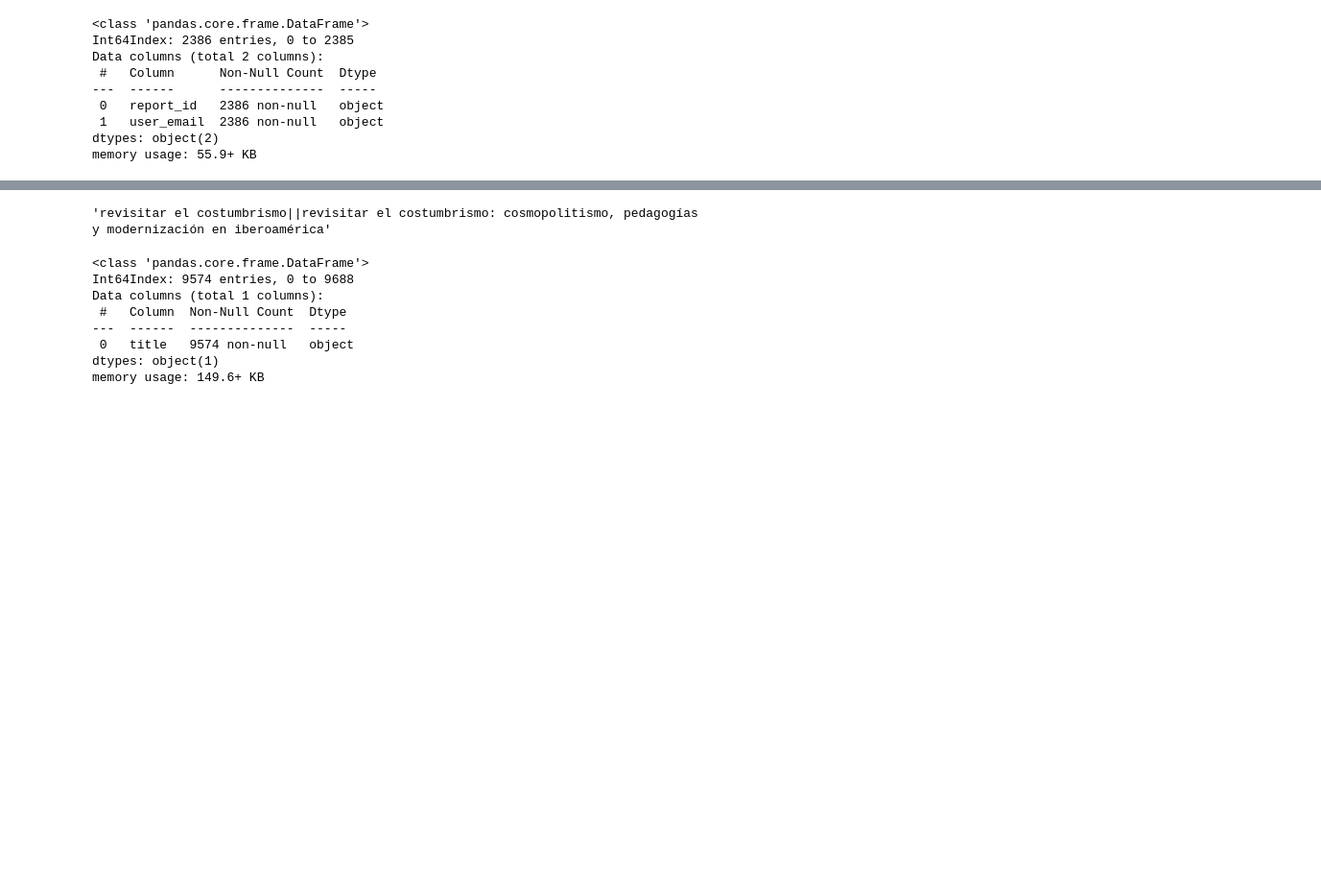
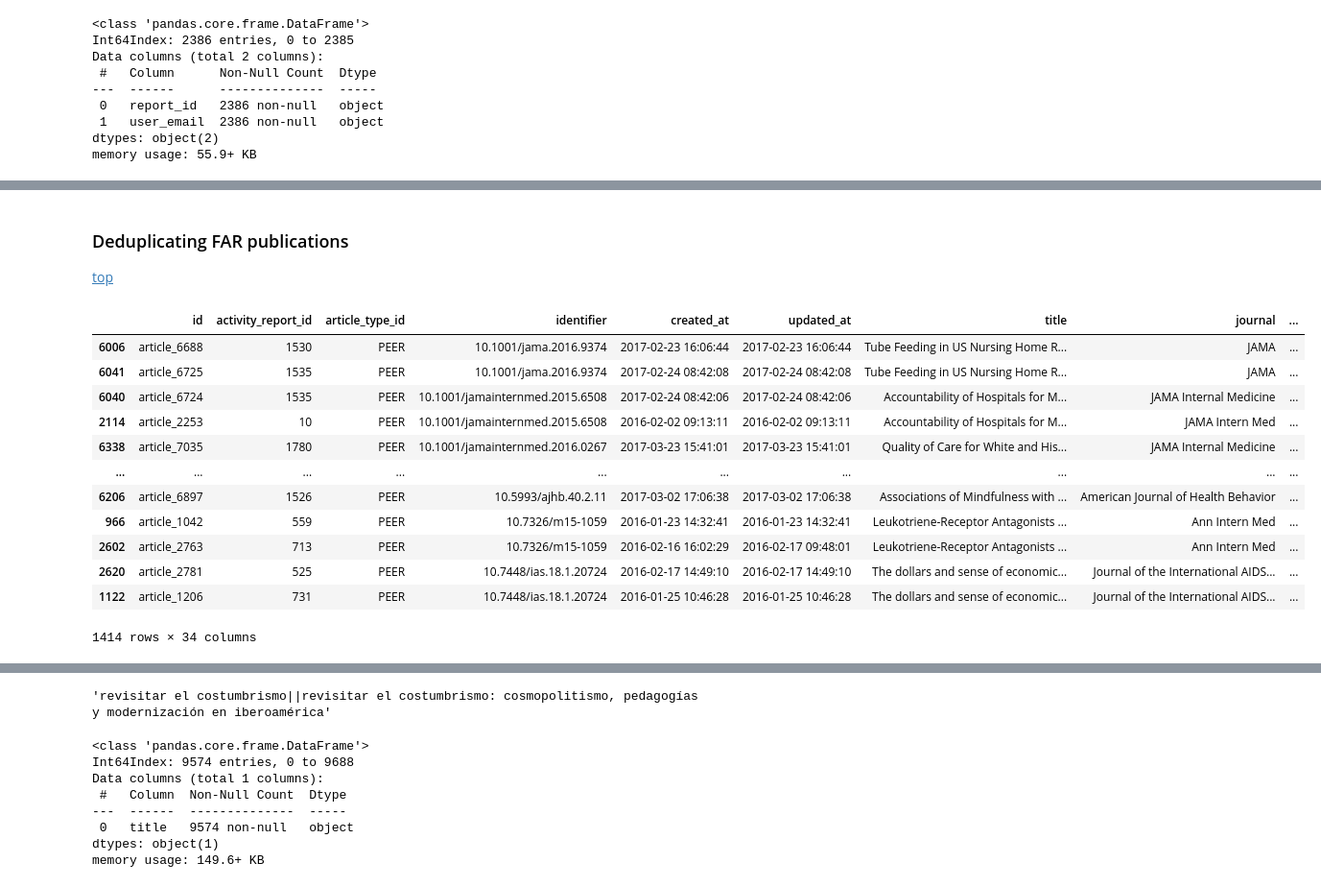
Before and after one commit to sdmccaul/rab-far_integration, a Jupyter notebook: citation_analysis.ipynb, the cells around one changed output, grey strips where cells are left out. Shown: that part at 96% size. Saved outputs shown, nothing was run; the diff lists cells and outputs as text; code cells hidden in the pictures; blank space fills up the shorter version.

```diff
--- a/citation_analysis.ipynb
+++ b/citation_analysis.ipynb
@@ -169,0 +167,20 @@ df_cites_far.sample(5)
+# %% [markdown]
+### Deduplicating FAR publications
+[top](#FAR-Publication-Data)
+# %%
+df_cites_far[ (df_cites_far.duplicated(subset='identifier', keep=False))
+             & (df_cites_far.identifier.notnull())  ].sort_values(by='identifier')
+# %% [output]
+|  | id | activity_report_id | article_type_id | identifier | created_at | updated_at | title | journal | ... |
+| 6006 | article_6688 | 1530 | PEER | 10.1001/jama.2016.9374 | 2017-02-23 16:06:44 | 2017-02-23 16:06:44 | Tube Feeding in US Nursing Home R... | JAMA | ... |
+| 6041 | article_6725 | 1535 | PEER | 10.1001/jama.2016.9374 | 2017-02-24 08:42:08 | 2017-02-24 08:42:08 | Tube Feeding in US Nursing Home R... | JAMA | ... |
+| 6040 | article_6724 | 1535 | PEER | 10.1001/jamainternmed.2015.6508 | 2017-02-24 08:42:06 | 2017-02-24 08:42:06 | Accountability of Hospitals for M... | JAMA Internal Medicine | ... |
+| 2114 | article_2253 | 10 | PEER | 10.1001/jamainternmed.2015.6508 | 2016-02-02 09:13:11 | 2016-02-02 09:13:11 | Accountability of Hospitals for M... | JAMA Intern Med | ... |
+| 6338 | article_7035 | 1780 | PEER | 10.1001/jamainternmed.2016.0267 | 2017-03-23 15:41:01 | 2017-03-23 15:41:01 | Quality of Care for White and His... | JAMA Internal Medicine | ... |
+| ... | ... | ... | ... | ... | ... | ... | ... | ... | ... |
+| 6206 | article_6897 | 1526 | PEER | 10.5993/ajhb.40.2.11 | 2017-03-02 17:06:38 | 2017-03-02 17:06:38 | Associations of Mindfulness with ... | American Journal of Health Behavior | ... |
+| 966 | article_1042 | 559 | PEER | 10.7326/m15-1059 | 2016-01-23 14:32:41 | 2016-01-23 14:32:41 | Leukotriene-Receptor Antagonists ... | Ann Intern Med | ... |
+| 2602 | article_2763 | 713 | PEER | 10.7326/m15-1059 | 2016-02-16 16:02:29 | 2016-02-17 09:48:01 | Leukotriene-Receptor Antagonists ... | Ann Intern Med | ... |
+| 2620 | article_2781 | 525 | PEER | 10.7448/ias.18.1.20724 | 2016-02-17 14:49:10 | 2016-02-17 14:49:10 | The dollars and sense of economic... | Journal of the International AIDS... | ... |
+| 1122 | article_1206 | 731 | PEER | 10.7448/ias.18.1.20724 | 2016-01-25 10:46:28 | 2016-01-25 10:46:28 | The dollars and sense of economic... | Journal of the International AIDS... | ... |
+1414 rows × 34 columns
```
Also changed, not shown: parts of 24 cells of this notebook.
